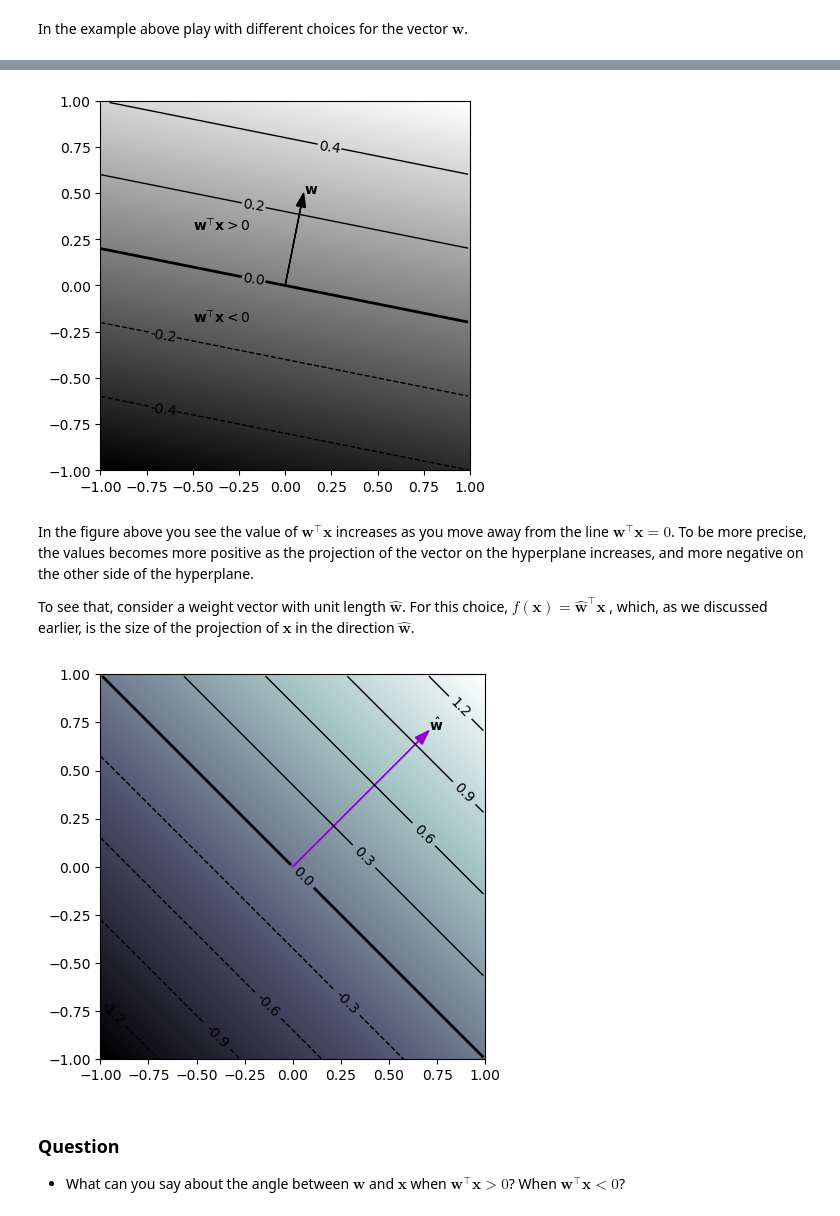
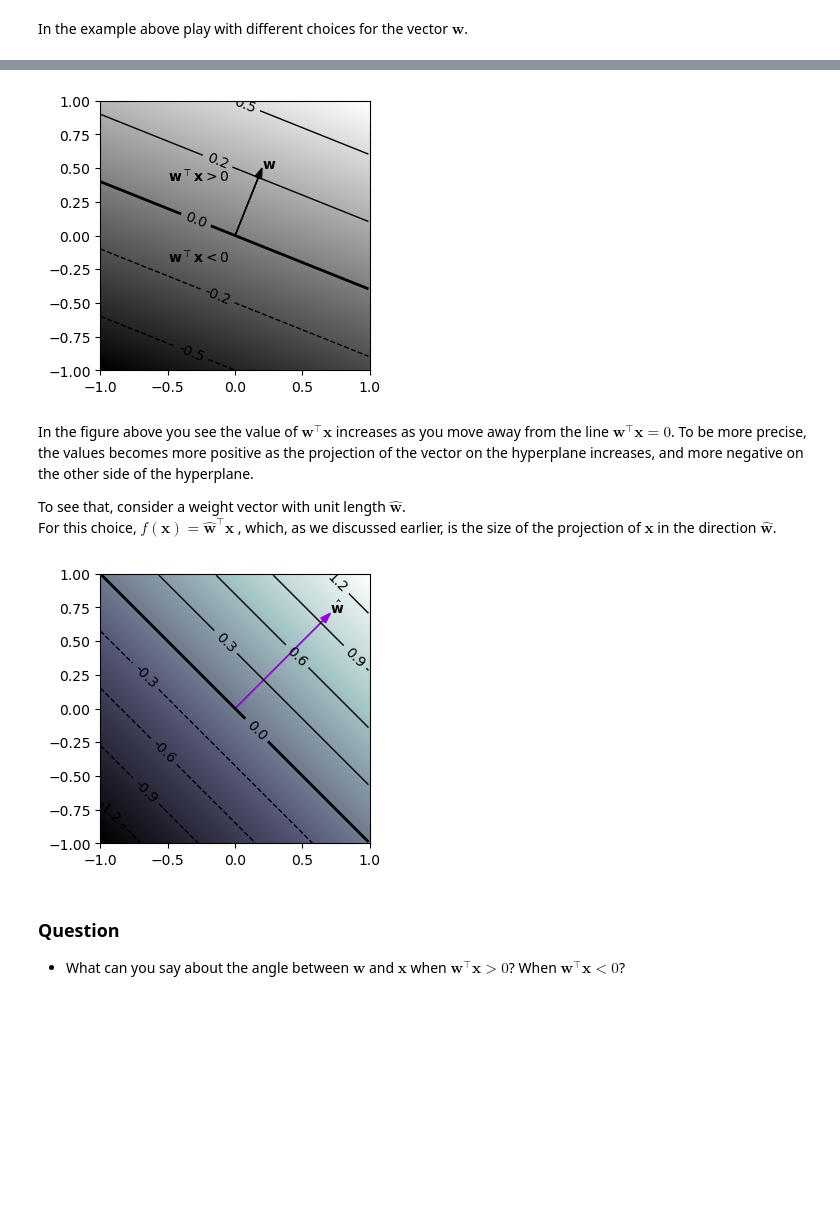
Before and after one commit to asabenhur/CS345, a Jupyter notebook: fall24/notebooks/module01_04_hyperplanes.ipynb, the cells around one changed output, grey strips where cells are left out. Saved outputs shown, nothing was run; the diff lists cells and outputs as text; code cells hidden in the pictures; blank space fills up the shorter version.

```diff
--- a/fall24/notebooks/module01_04_hyperplanes.ipynb
+++ b/fall24/notebooks/module01_04_hyperplanes.ipynb
@@ -202,7 +208,7 @@ $$
 
 and see how it varies for different points $\mathbf{x}$ in the plane.
 # %%
-w = np.array([0.1, 0.5])
+w = np.array([0.2, 0.5])
 
 # setting up the grid
 delta = 0.01
@@ -213,7 +219,7 @@ x_grid, y_grid = np.meshgrid(xs, ys)
 
 Z = w[0] * x_grid + w[1] * y_grid
 
-#plt.figure(figsize=(3.2,3.2))
+plt.figure(figsize=(3.5,3.5))
 im = plt.imshow(Z, interpolation='bilinear', origin='lower',
                 cmap=plt.cm.gray, extent=(xmin,xmax,ymin,ymax) )
 
@@ -227,13 +233,14 @@ plt.clabel(C, inline=1, fmt='%1.1f')
 plt.arrow(0,0,w[0],w[1], width=0.001,head_width=0.05, length_includes_head=True, alpha=1,linestyle='-',color='k');
 plt.text(w[0], w[1], r"$\mathbf{w}$");
 plt.text(-0.5, (0.1-w[0]*(-0.5))/w[1], r"$\mathbf{w}^\top\mathbf{x} > 0$");
-plt.text(-0.5, (-0.15-w[0]*(-0.5))/w[1], r"$\mathbf{w}^\top\mathbf{x} < 0$");
+plt.text(-0.5, (-0.2-w[0]*(-0.5))/w[1], r"$\mathbf{w}^\top\mathbf{x} < 0$");
 # %% [output]
-[figure, old version]
+[figure, new version]
 # %% [markdown]
 In the figure above you see the value of $\mathbf{w}^\top \mathbf{x}$ increases as you move away from the line $\mathbf{w}^\top \mathbf{x} = 0$. To be more precise, the values becomes more positive as the projection of the vector on the hyperplane increases, and more negative on the other side of the hyperplane.
 
-To see that, consider a weight vector with unit length $\hat{\mathbf{w}}$.  For this choice,
+To see that, consider a weight vector with unit length $\hat{\mathbf{w}}$.
+For this choice,
 $
 f(\mathbf{x}) = \hat{\mathbf{w}}^\top \mathbf{x}
 $,
@@ -241,32 +248,32 @@ which, as we discussed earlier, is the size of the projection of $\mathbf{x}$ in
 # %%
 w = np.array([1.0,1.0])
 w = w / np.linalg.norm(w)
 
 # setting up the grid
 delta = 0.01
 xmin=-1;xmax=1;ymin=-1;ymax=1
 xs = np.arange(xmin, xmax, delta)
 ys = np.arange(ymin, ymax, delta)
 x_grid, y_grid = np.meshgrid(xs, ys)
 
 Z = w[0] * x_grid + w[1] * y_grid
 
-plt.figure(figsize=(5,5))
+plt.figure(figsize=(3.5,3.5))
 im = plt.imshow(Z, interpolation='bilinear', origin='lower',
                 cmap=plt.cm.bone, extent=(xmin,xmax,ymin,ymax) )
 
 C = plt.contour(x_grid, y_grid, Z, 9,
                 origin='lower',
                 linewidths=(1,1,1,1,1,2,1,1,1,1),
                 colors = 'black')
 
 plt.clabel(C, inline=1, fmt='%1.1f')
 
 plt.arrow(0,0,w[0],w[1], width=0.001,head_width=0.05, length_includes_head=True,
           alpha=1,linestyle='-',color='darkviolet');
 plt.text(w[0], w[1], r"$\hat{\mathbf{w}}$");
 # %% [output]
-[figure, old version]
+[figure, new version]
 # %% [markdown]
 ### Question
 
```
Also changed, not shown: parts of 22 cells of this notebook.
